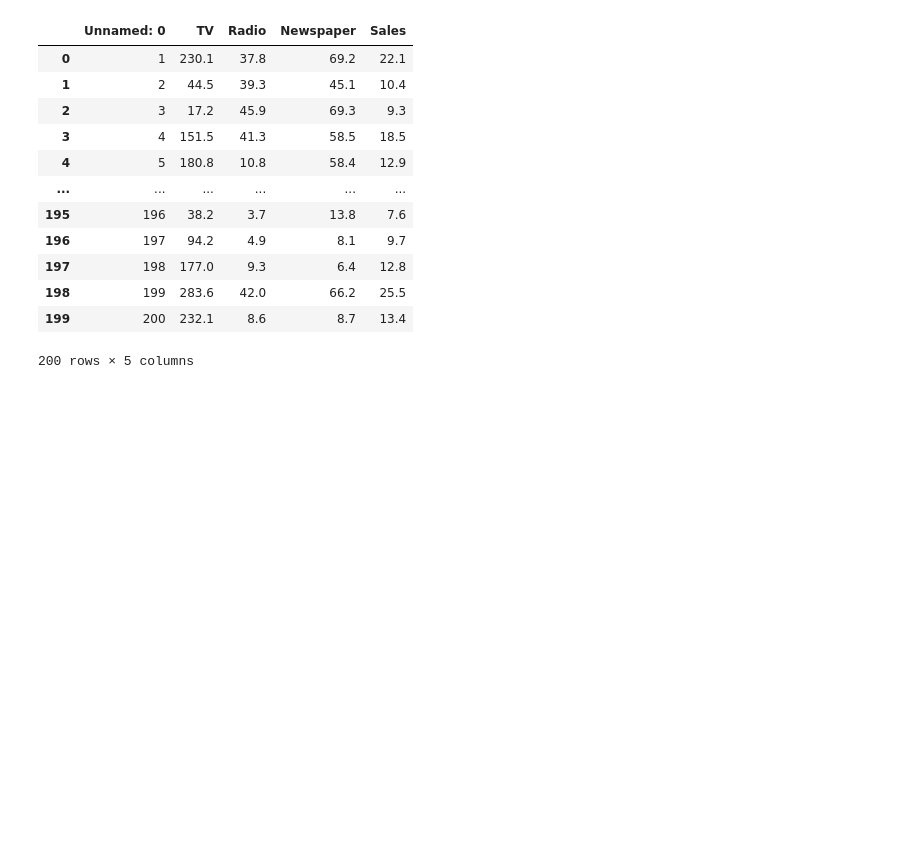
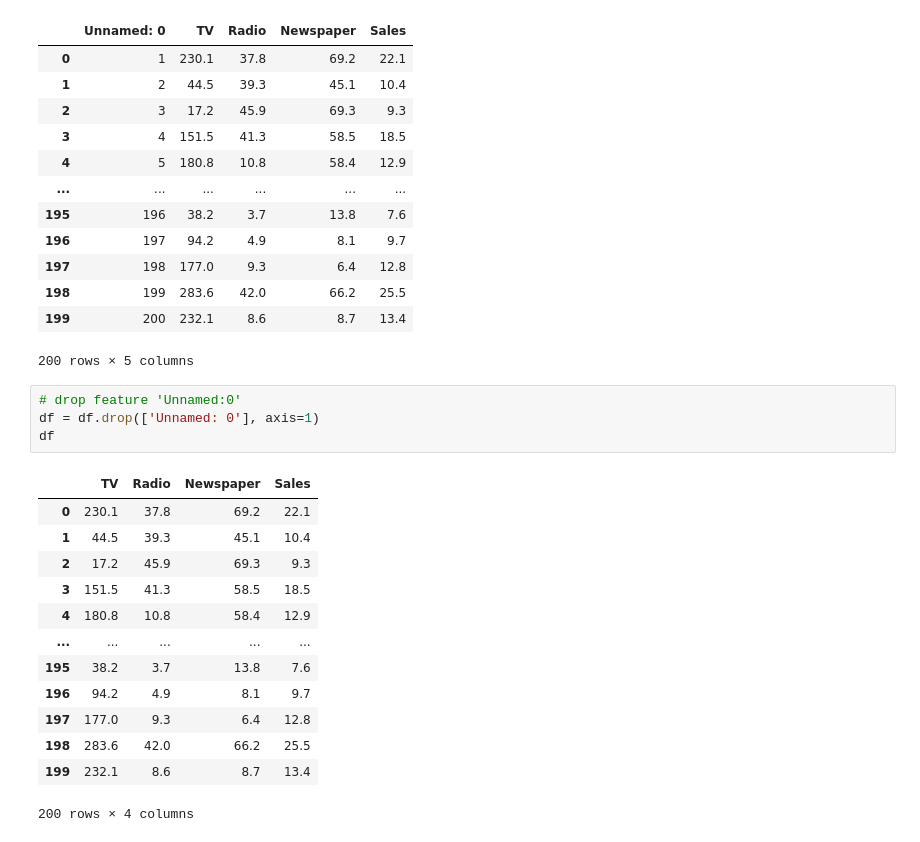
Before and after one commit to alextianyf/LinearRegression-CaseStudy-Spend-Sale-Prediction, a Jupyter notebook: main.ipynb, the cells around one changed output. Cells and saved outputs as stored; diff of their text form; blank space fills up the shorter version.

```diff
--- a/main.ipynb
+++ b/main.ipynb
@@ -21,3 +37,21 @@ df
 | 198 | 199 | 283.6 | 42.0 | 66.2 | 25.5 |
 | 199 | 200 | 232.1 | 8.6 | 8.7 | 13.4 |
 200 rows × 5 columns
+# %%
+# drop feature 'Unnamed:0'
+df = df.drop(['Unnamed: 0'], axis=1)
+df
+# %% [output]
+|  | TV | Radio | Newspaper | Sales |
+| 0 | 230.1 | 37.8 | 69.2 | 22.1 |
+| 1 | 44.5 | 39.3 | 45.1 | 10.4 |
+| 2 | 17.2 | 45.9 | 69.3 | 9.3 |
+| 3 | 151.5 | 41.3 | 58.5 | 18.5 |
+| 4 | 180.8 | 10.8 | 58.4 | 12.9 |
+| ... | ... | ... | ... | ... |
+| 195 | 38.2 | 3.7 | 13.8 | 7.6 |
+| 196 | 94.2 | 4.9 | 8.1 | 9.7 |
+| 197 | 177.0 | 9.3 | 6.4 | 12.8 |
+| 198 | 283.6 | 42.0 | 66.2 | 25.5 |
+| 199 | 232.1 | 8.6 | 8.7 | 13.4 |
+200 rows × 4 columns
```
Also changed, not shown: parts of 10 cells of this notebook.
